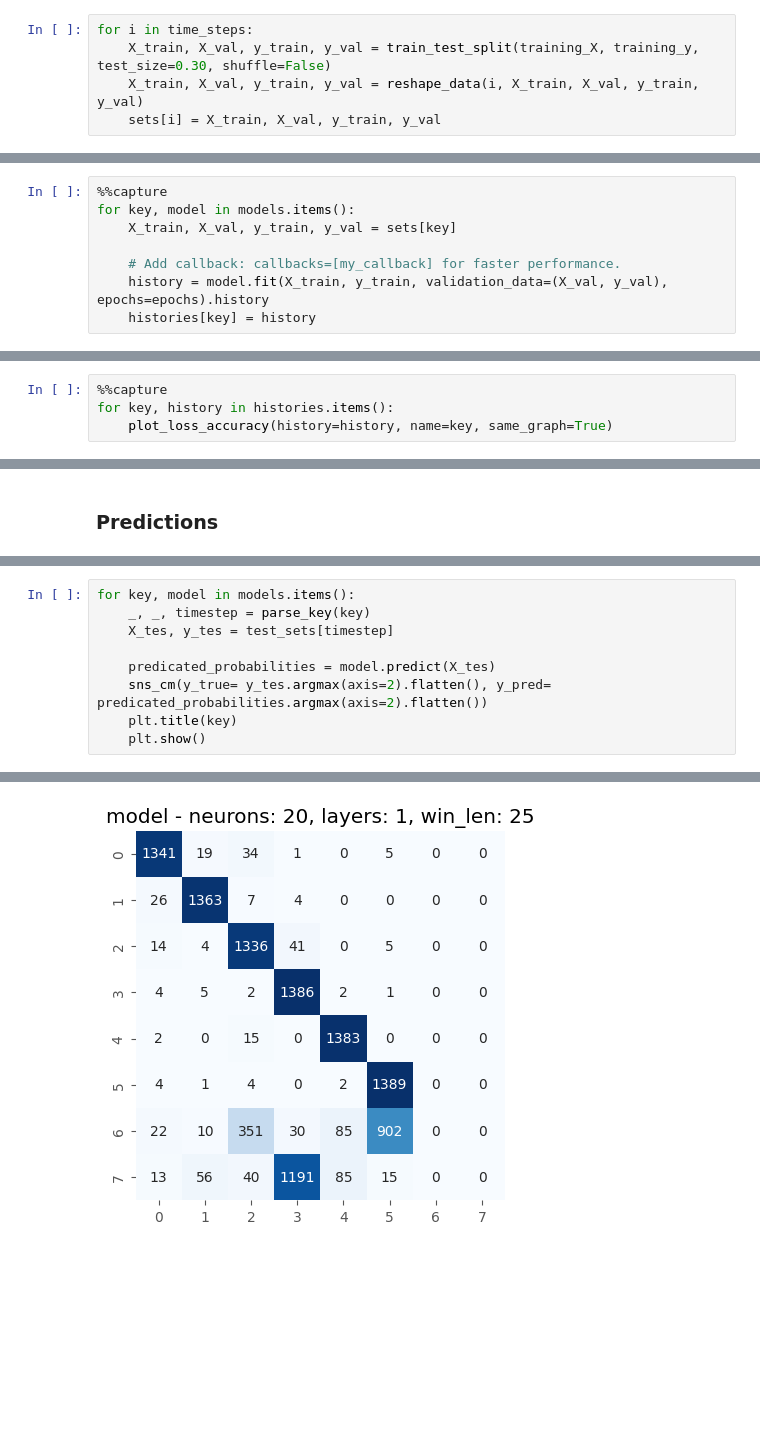
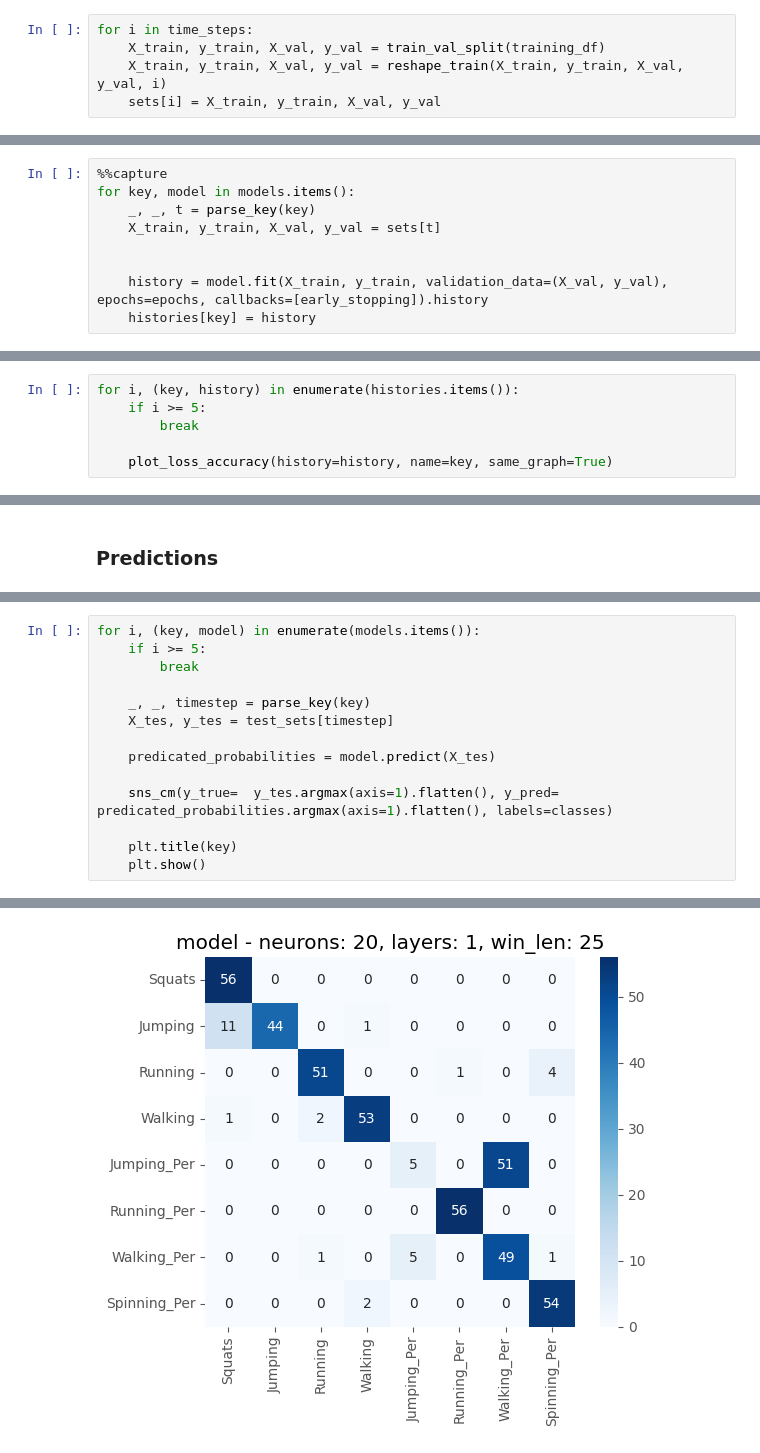
Before and after one commit to sathwikkannam/Machine-Learning-with-Data-Acquisition, a Jupyter notebook: Labs/Lab 4/neural_classification_8.ipynb, the cells around one changed output, grey strips where cells are left out. Saved outputs shown, nothing was run; the diff lists cells and outputs as text; blank space fills up the shorter version.

```diff
--- a/Labs/Lab 4/neural_classification_8.ipynb
+++ b/Labs/Lab 4/neural_classification_8.ipynb
@@ -165,9 +216,9 @@ test_sets = {}
 ### Reshape the training data, pre-populate sets
 # %%
 for i in time_steps:
-    X_train, X_val, y_train, y_val = train_test_split(training_X, training_y, test_size=0.30, shuffle=False)
-    X_train, X_val, y_train, y_val = reshape_data(i, X_train, X_val, y_train, y_val)
-    sets[i] = X_train, X_val, y_train, y_val
+    X_train, y_train, X_val, y_val = train_val_split(training_df)
+    X_train, y_train, X_val, y_val = reshape_train(X_train, y_train, X_val, y_val, i)
+    sets[i] = X_train, y_train, X_val, y_val
 # %% [markdown]
 ### Reshape the testing data, pre-populate test_sets
 # %%
@@ -249,14 +296,17 @@ epochs = 150
 # %%
 %%capture
 for key, model in models.items():
-    X_train, X_val, y_train, y_val = sets[key]
+    _, _, t = parse_key(key)
+    X_train, y_train, X_val, y_val = sets[t]
 
-    # Add callback: callbacks=[my_callback] for faster performance.
-    history = model.fit(X_train, y_train, validation_data=(X_val, y_val), epochs=epochs).history
+
+    history = model.fit(X_train, y_train, validation_data=(X_val, y_val), epochs=epochs, callbacks=[early_stopping]).history
     histories[key] = history
 # %% [markdown]
 ### Plot loss and accuracy for validation and training set.
-# %%
-%%capture
-for key, history in histories.items():
-    plot_loss_accuracy(history=history, name=key, same_graph=True)
+# %%
+for i, (key, history) in enumerate(histories.items()):
+    if i >= 5:
+        break
+
+    plot_loss_accuracy(history=history, name=key, same_graph=True)
@@ -347,12 +405,17 @@ plot_metrics(metric='loss', is_train=True)
 # %%
-for key, model in models.items():
+for i, (key, model) in enumerate(models.items()):
+    if i >= 5:
+        break
+
     _, _, timestep = parse_key(key)
     X_tes, y_tes = test_sets[timestep]
 
     predicated_probabilities = model.predict(X_tes)
-    sns_cm(y_true= y_tes.argmax(axis=2).flatten(), y_pred= predicated_probabilities.argmax(axis=2).flatten())
+
+    sns_cm(y_true=  y_tes.argmax(axis=1).flatten(), y_pred= predicated_probabilities.argmax(axis=1).flatten(), labels=classes)
+
     plt.title(key)
     plt.show()
 # %% [output]
 14/14 [==============================] - 0s 2ms/step
-[figure, old version]
+[figure, new version]
```
Also changed, not shown: parts of 44 cells of this notebook, 3 other files.
